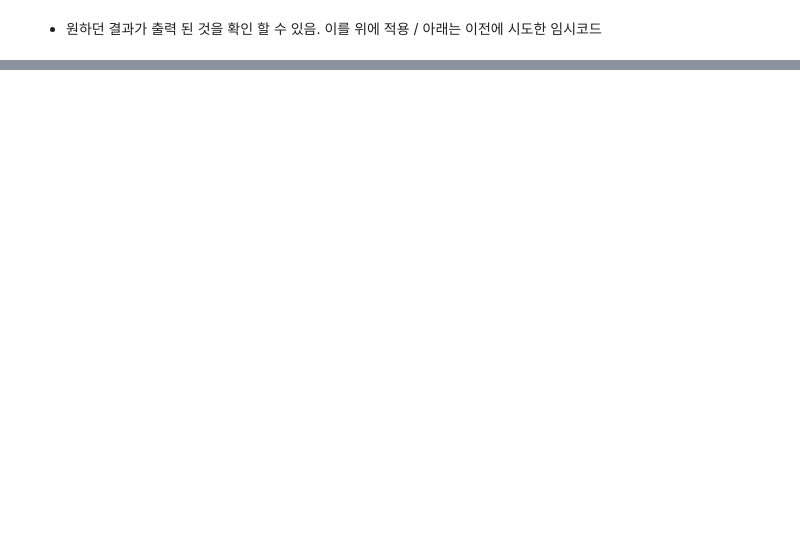
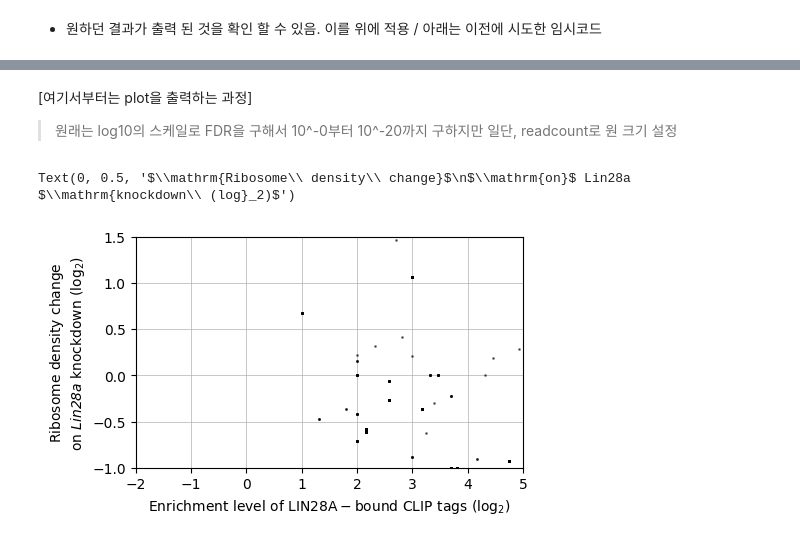
Before and after one commit to WoobeenJeong/miRNA_motif_finding, a Jupyter notebook: CoLab_TermProj_2023_2.ipynb, the cells around one changed output, grey strips where cells are left out. Saved outputs shown, nothing was run; the diff lists cells and outputs as text; code cells hidden in the pictures; blank space fills up the shorter version.

```diff
--- a/CoLab_TermProj_2023_2.ipynb
+++ b/CoLab_TermProj_2023_2.ipynb
@@ -604,0 +617,21 @@ matches.head()
+# %% [markdown]
+[여기서부터는 plot을 출력하는 과정]
+
+> 원래는 log10의 스케일로 FDR을 구해서 10^-0부터 10^-20까지 구하지만 일단, readcount로 원 크기 설정
+# %%
+from matplotlib import pyplot as plt
+import numpy as np
+
+fig, ax = plt.subplots(1, 1, figsize=(5, 3))
+ax.grid(True, axis='x', zorder=0, linewidth=0.5)
+ax.grid(True, axis='y', zorder=0, linewidth=0.5)
+ax.scatter(np.log2(merged['clip_enrichment']), np.log2(merged['rden_change']),
+           c='black', s=1, alpha=0.5, zorder=10)
+
+ax.set_xlim(-2.0, 5.0)
+ax.set_ylim(-1, 1.5)
+ax.set_xlabel(r'$\mathrm{Enrichment\ level\ of\ LIN28A-bound\ CLIP\ tags\ (log}_2)$', fontstyle='italic')
+ax.set_ylabel(r'$\mathrm{Ribosome\ density\ change}$' + '\n' + r'$\mathrm{on}$ Lin28a $\mathrm{knockdown\ (log}_2)$', fontstyle='italic')
+# %% [output]
+Text(0, 0.5, '$\\mathrm{Ribosome\\ density\\ change}$\n$\\mathrm{on}$ Lin28a $\\mathrm{knockdown\\ (log}_2)$')
+[figure, added]
```
Also changed, not shown: parts of 6 cells of this notebook.
